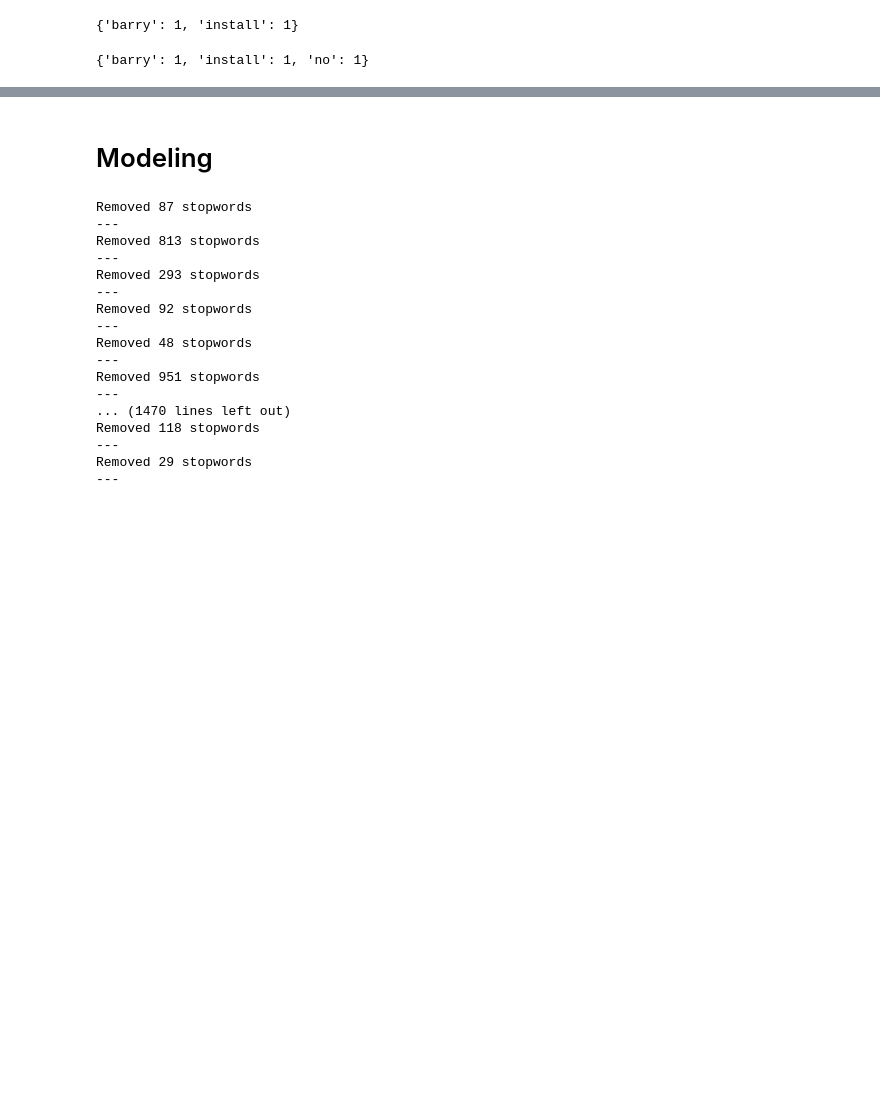
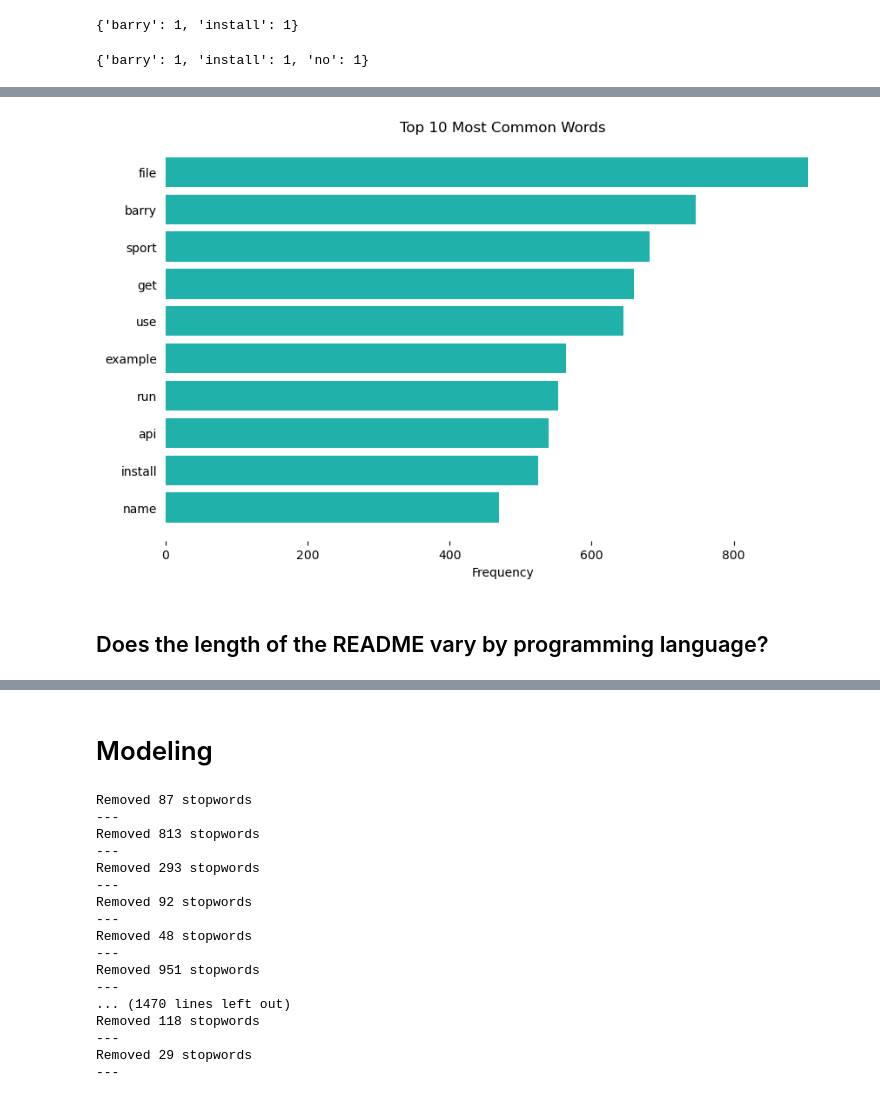
Before and after one commit to NLP-Team-Project/NLP-Project, a Jupyter notebook: Marcelino/prepare&model_scratch.ipynb, the cells around one changed output, grey strips where cells are left out. Cells and saved outputs as stored; diff of their text form; code cells hidden in the pictures; blank space fills up the shorter version.

```diff
--- a/Marcelino/prepare&model_scratch.ipynb
+++ b/Marcelino/prepare&model_scratch.ipynb
@@ -1046,0 +848,22 @@ plt.show()
+# %%
+# Sort the dictionary by values in descending order and take the top 10
+top_10 = dict(sorted(all_freq.items(), key=lambda item: item[1], reverse=True)[:10])
+
+# Extract words and their frequencies
+words = list(top_10.keys())
+frequencies = list(top_10.values())
+
+# Create a bar chart
+plt.figure(figsize=(10, 6))
+plt.barh(words, frequencies, color='lightseagreen')
+plt.xlabel('Frequency')
+plt.ylabel('')
+plt.title('Top 10 Most Common Words')
+plt.gca().invert_yaxis()  # To display the most common word at the top
+sns.despine(bottom = True, left = True)
+plt.tick_params(axis='y', which='both', left=False, top=False)
+plt.show()
+# %% [output]
+[figure, added]
+# %% [markdown]
+## Does the length of the README vary by programming language?
```
Also changed, not shown: parts of 66 cells of this notebook, 1 other file.
